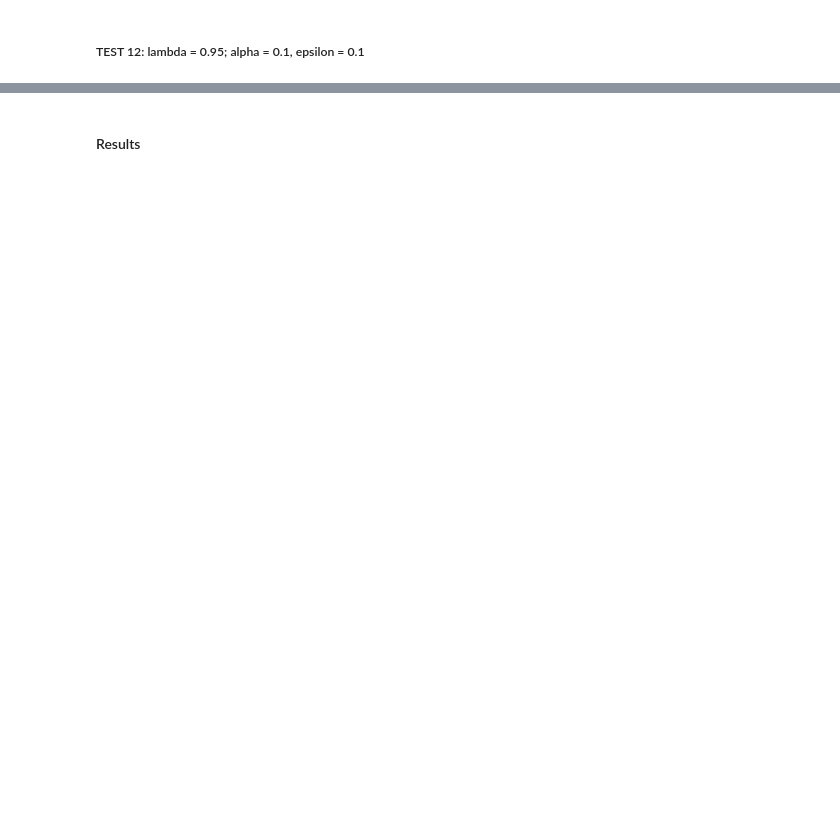
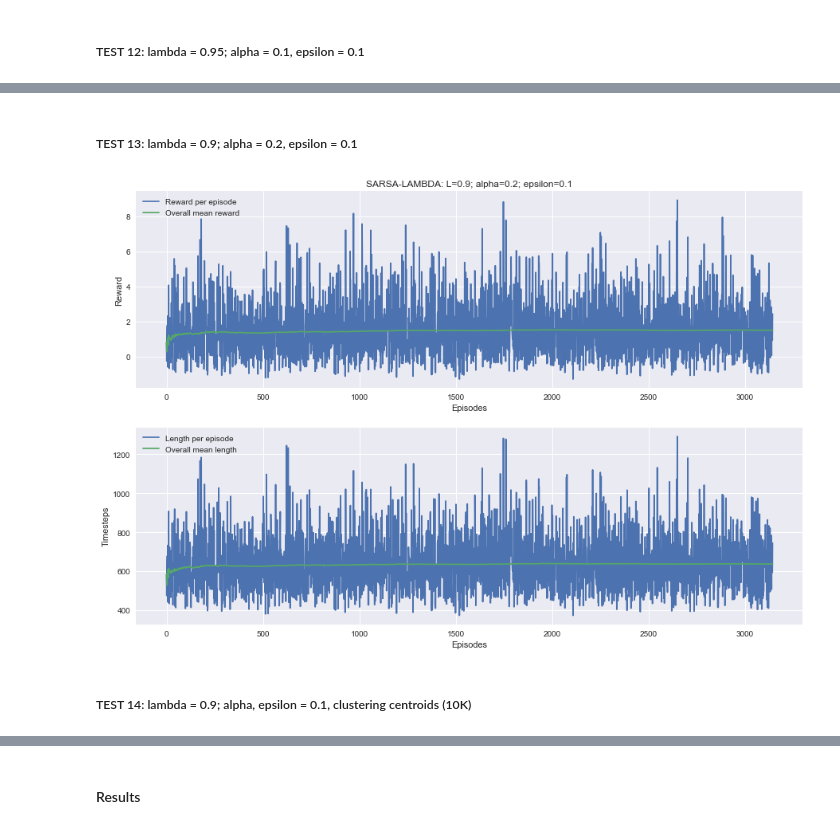
Before and after one commit to andreszpt/rl-slimevolley, a Jupyter notebook: src/classic_algorithms.ipynb, the cells around one changed output, grey strips where cells are left out. Drawn from its saved outputs; the diff is of its cells as text; code cells hidden in the pictures; blank space fills up the shorter version.

```diff
--- a/src/classic_algorithms.ipynb
+++ b/src/classic_algorithms.ipynb
@@ -267,0 +315,2 @@ plot_results(slime_info.loc[:, 'rewards'], slime_info.loc[:, 'lengths'],
+# %% [markdown]
+##### TEST 13: lambda = 0.9; alpha = 0.2, epsilon = 0.1
@@ -267,0 +323,8 @@ plot_results(slime_info.loc[:, 'rewards'], slime_info.loc[:, 'lengths'],
+# %%
+slime_info = pd.read_csv(join(LOGDIR, 'classic', 'test13.csv'))
+plot_results(slime_info.loc[:, 'rewards'], slime_info.loc[:, 'lengths'],
+             "SARSA-LAMBDA: L=0.9; alpha=0.2; epsilon=0.1")
+# %% [output]
+[figure, added]
+# %% [markdown]
+##### TEST 14: lambda = 0.9; alpha, epsilon = 0.1, clustering centroids (10K)
```
Also changed, not shown: parts of 92 cells of this notebook, 46 other files.
